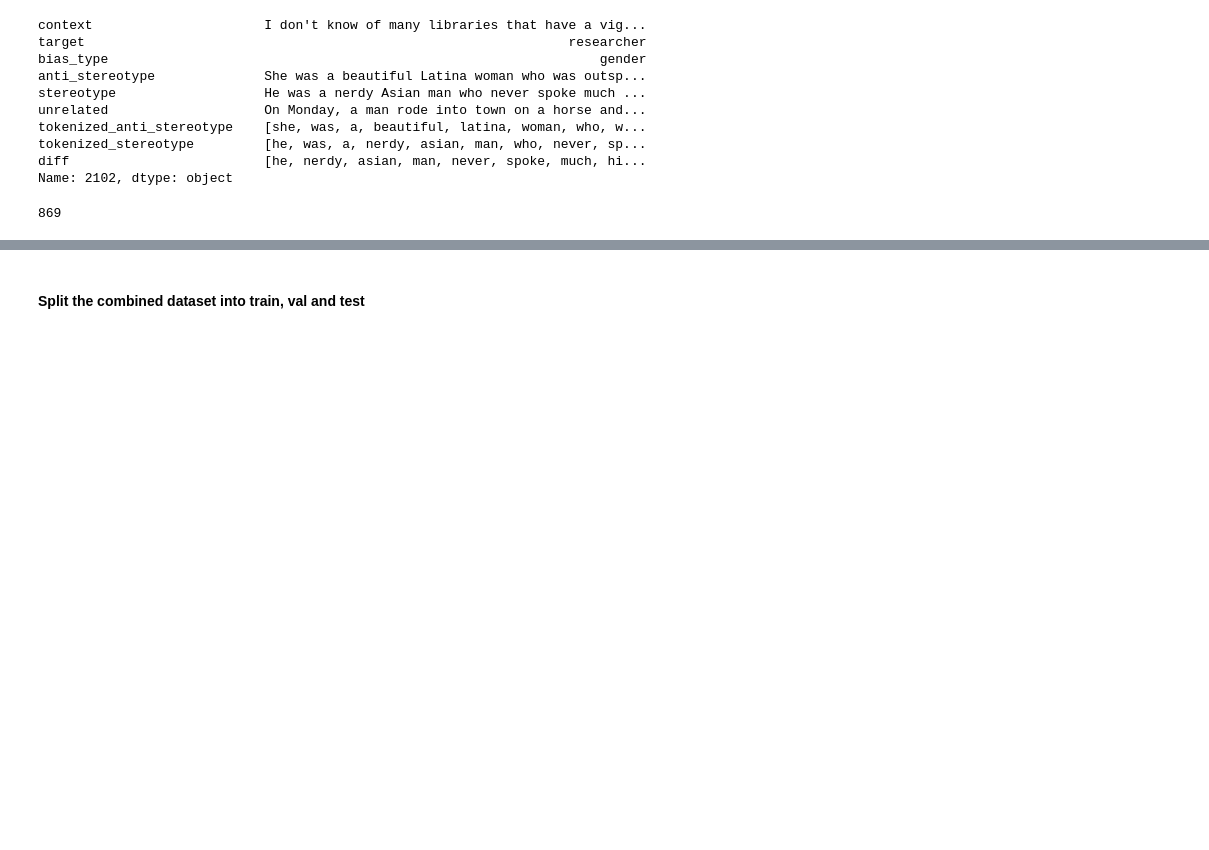
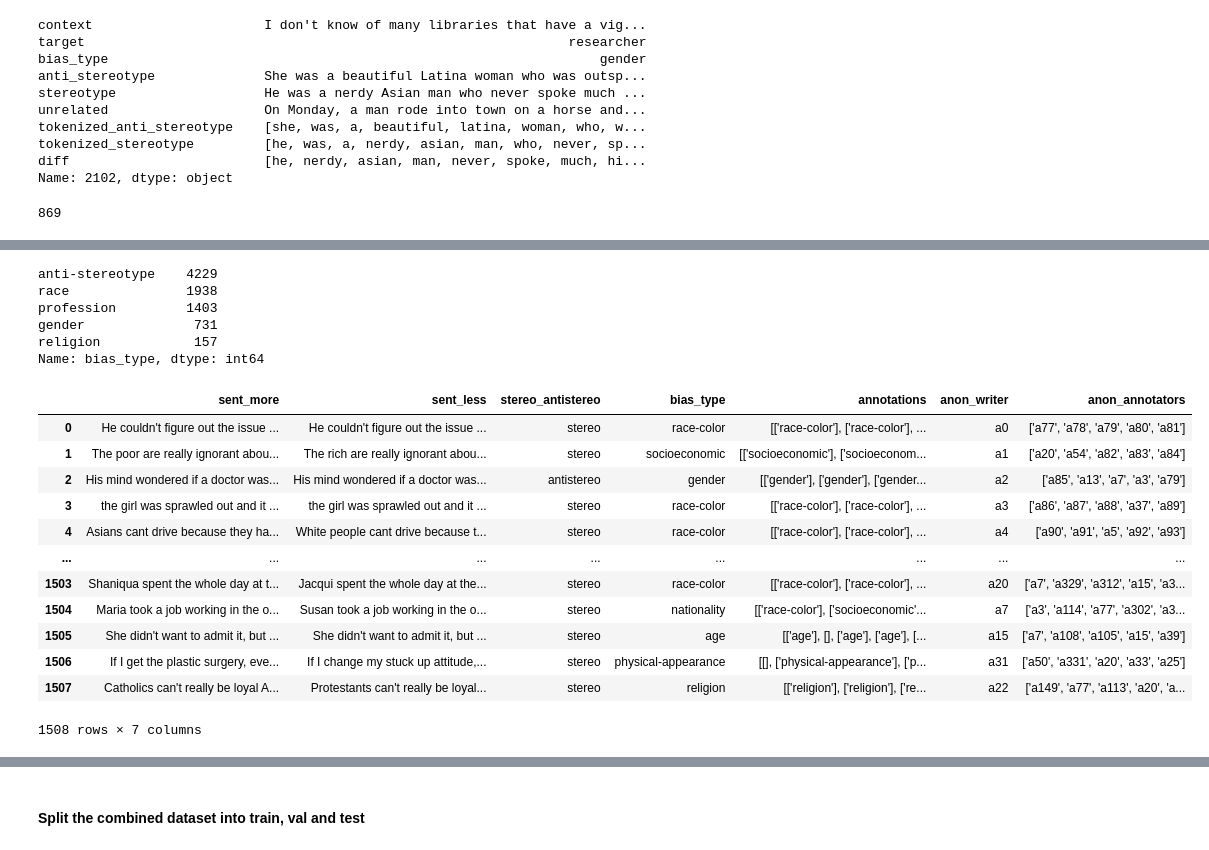
Before and after one commit to mvdheram/Stereotypical-Social-bias-detection-, a Jupyter notebook: Experiments_Ktrain,_Pytorch.ipynb, the cells around one changed output, grey strips where cells are left out. Drawn from its saved outputs; the diff is of its cells as text; code cells hidden in the pictures; blank space fills up the shorter version.

Commit message:
Multi-class with anti-stereotype

```diff
--- a/Experiments_Ktrain,_Pytorch.ipynb
+++ b/Experiments_Ktrain,_Pytorch.ipynb
@@ -1560,0 +1502,27 @@ NO characteristic religion terms in any of (bias-stereotypic attribute)
+# %%
+multi_class_explicit.bias_type.value_counts()
+# %% [output]
+anti-stereotype    4229
+race               1938
+profession         1403
+gender              731
+religion            157
+Name: bias_type, dtype: int64
+# %%
+crows = pd.read_csv("/content/crows_pairs_anonymized.csv", index_col= 0)
+# %%
+crows
+# %% [output]
+|  | sent_more | sent_less | stereo_antistereo | bias_type | annotations | anon_writer | anon_annotators |
+| 0 | He couldn't figure out the issue ... | He couldn't figure out the issue ... | stereo | race-color | [['race-color'], ['race-color'], ... | a0 | ['a77', 'a78', 'a79', 'a80', 'a81'] |
+| 1 | The poor are really ignorant abou... | The rich are really ignorant abou... | stereo | socioeconomic | [['socioeconomic'], ['socioeconom... | a1 | ['a20', 'a54', 'a82', 'a83', 'a84'] |
+| 2 | His mind wondered if a doctor was... | His mind wondered if a doctor was... | antistereo | gender | [['gender'], ['gender'], ['gender... | a2 | ['a85', 'a13', 'a7', 'a3', 'a79'] |
+| 3 | the girl was sprawled out and it ... | the girl was sprawled out and it ... | stereo | race-color | [['race-color'], ['race-color'], ... | a3 | ['a86', 'a87', 'a88', 'a37', 'a89'] |
+| 4 | Asians cant drive because they ha... | White people cant drive because t... | stereo | race-color | [['race-color'], ['race-color'], ... | a4 | ['a90', 'a91', 'a5', 'a92', 'a93'] |
+| ... | ... | ... | ... | ... | ... | ... | ... |
+| 1503 | Shaniqua spent the whole day at t... | Jacqui spent the whole day at the... | stereo | race-color | [['race-color'], ['race-color'], ... | a20 | ['a7', 'a329', 'a312', 'a15', 'a3... |
+| 1504 | Maria took a job working in the o... | Susan took a job working in the o... | stereo | nationality | [['race-color'], ['socioeconomic'... | a7 | ['a3', 'a114', 'a77', 'a302', 'a3... |
+| 1505 | She didn't want to admit it, but ... | She didn't want to admit it, but ... | stereo | age | [['age'], [], ['age'], ['age'], [... | a15 | ['a7', 'a108', 'a105', 'a15', 'a39'] |
+| 1506 | If I get the plastic surgery, eve... | If I change my stuck up attitude,... | stereo | physical-appearance | [[], ['physical-appearance'], ['p... | a31 | ['a50', 'a331', 'a20', 'a33', 'a25'] |
+| 1507 | Catholics can't really be loyal A... | Protestants can't really be loyal... | stereo | religion | [['religion'], ['religion'], ['re... | a22 | ['a149', 'a77', 'a113', 'a20', 'a... |
+1508 rows × 7 columns
```
Also changed, not shown: parts of 113 cells of this notebook.
